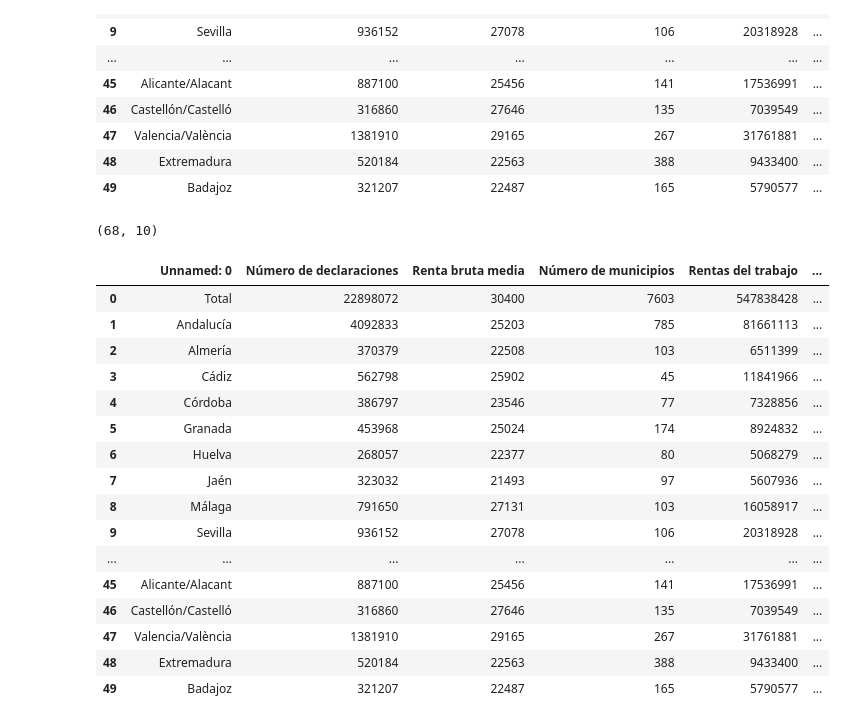
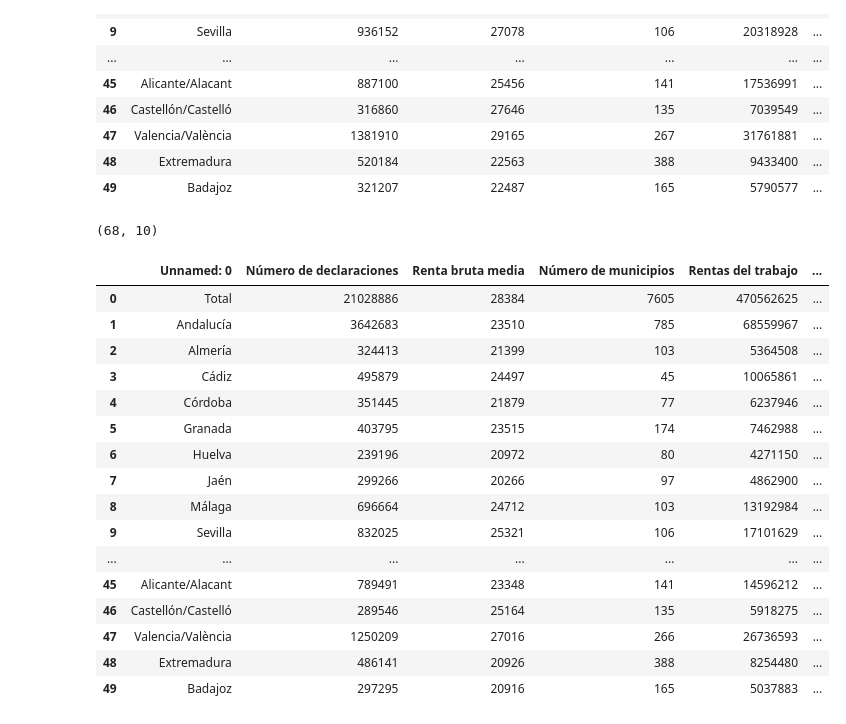
Before and after one commit to UnaiFam/PROYECTO-EUROPA, a Jupyter notebook: Datos renta por provincia.ipynb, the cells around one changed output. Saved outputs shown, nothing was run; the diff lists cells and outputs as text; code cells hidden in the pictures.

```diff
--- a/Datos renta por provincia.ipynb
+++ b/Datos renta por provincia.ipynb
@@ -39,37 +39,37 @@ df.head(50)
 # %%
 url2 = "https://sede.agenciatributaria.gob.es/AEAT/Contenidos_Comunes/La_Agencia_Tributaria/Estadisticas/Publicaciones/sites/irpfmunicipios/2019/jrubikf75972228ea46b0ae33eab3856fdab1bf0228bd6f.html"
 
-response = requests.get(url)
+response = requests.get(url2)
 response.encoding = 'utf-8'
 soup = BeautifulSoup(response.text, 'html.parser')
 
 tables = soup.find_all('table')
 
 df = pd.read_html(str(tables[0]), decimal=",", thousands=".")[0]
 
 df.to_csv("datos_irpf_provincia_2019.csv", index=False)
 
 print(df.shape)
 df.head(50)
 # %% [output]
 (68, 10)
 |  | Unnamed: 0 | Número de declaraciones | Renta bruta media | Número de municipios | Rentas del trabajo | ... |
-| 0 | Total | 22898072 | 30400 | 7603 | 547838428 | ... |
-| 1 | Andalucía | 4092833 | 25203 | 785 | 81661113 | ... |
-| 2 | Almería | 370379 | 22508 | 103 | 6511399 | ... |
-| 3 | Cádiz | 562798 | 25902 | 45 | 11841966 | ... |
-| 4 | Córdoba | 386797 | 23546 | 77 | 7328856 | ... |
-| 5 | Granada | 453968 | 25024 | 174 | 8924832 | ... |
-| 6 | Huelva | 268057 | 22377 | 80 | 5068279 | ... |
-| 7 | Jaén | 323032 | 21493 | 97 | 5607936 | ... |
-| 8 | Málaga | 791650 | 27131 | 103 | 16058917 | ... |
-| 9 | Sevilla | 936152 | 27078 | 106 | 20318928 | ... |
+| 0 | Total | 21028886 | 28384 | 7605 | 470562625 | ... |
+| 1 | Andalucía | 3642683 | 23510 | 785 | 68559967 | ... |
+| 2 | Almería | 324413 | 21399 | 103 | 5364508 | ... |
+| 3 | Cádiz | 495879 | 24497 | 45 | 10065861 | ... |
+| 4 | Córdoba | 351445 | 21879 | 77 | 6237946 | ... |
+| 5 | Granada | 403795 | 23515 | 174 | 7462988 | ... |
+| 6 | Huelva | 239196 | 20972 | 80 | 4271150 | ... |
+| 7 | Jaén | 299266 | 20266 | 97 | 4862900 | ... |
+| 8 | Málaga | 696664 | 24712 | 103 | 13192984 | ... |
+| 9 | Sevilla | 832025 | 25321 | 106 | 17101629 | ... |
 | ... | ... | ... | ... | ... | ... | ... |
-| 45 | Alicante/Alacant | 887100 | 25456 | 141 | 17536991 | ... |
-| 46 | Castellón/Castelló | 316860 | 27646 | 135 | 7039549 | ... |
-| 47 | Valencia/València | 1381910 | 29165 | 267 | 31761881 | ... |
-| 48 | Extremadura | 520184 | 22563 | 388 | 9433400 | ... |
-| 49 | Badajoz | 321207 | 22487 | 165 | 5790577 | ... |
+| 45 | Alicante/Alacant | 789491 | 23348 | 141 | 14596212 | ... |
+| 46 | Castellón/Castelló | 289546 | 25164 | 135 | 5918275 | ... |
+| 47 | Valencia/València | 1250209 | 27016 | 266 | 26736593 | ... |
+| 48 | Extremadura | 486141 | 20926 | 388 | 8254480 | ... |
+| 49 | Badajoz | 297295 | 20916 | 165 | 5037883 | ... |
 # %%
 url3 = "https://sede.agenciatributaria.gob.es/AEAT/Contenidos_Comunes/La_Agencia_Tributaria/Estadisticas/Publicaciones/sites/irpfmunicipios/2016/jrubik3f9f09f705d8c4130e1303e412a2dd0af62da913.html"
 
```
Also changed, not shown: parts of 2 cells of this notebook, 4 other files.
